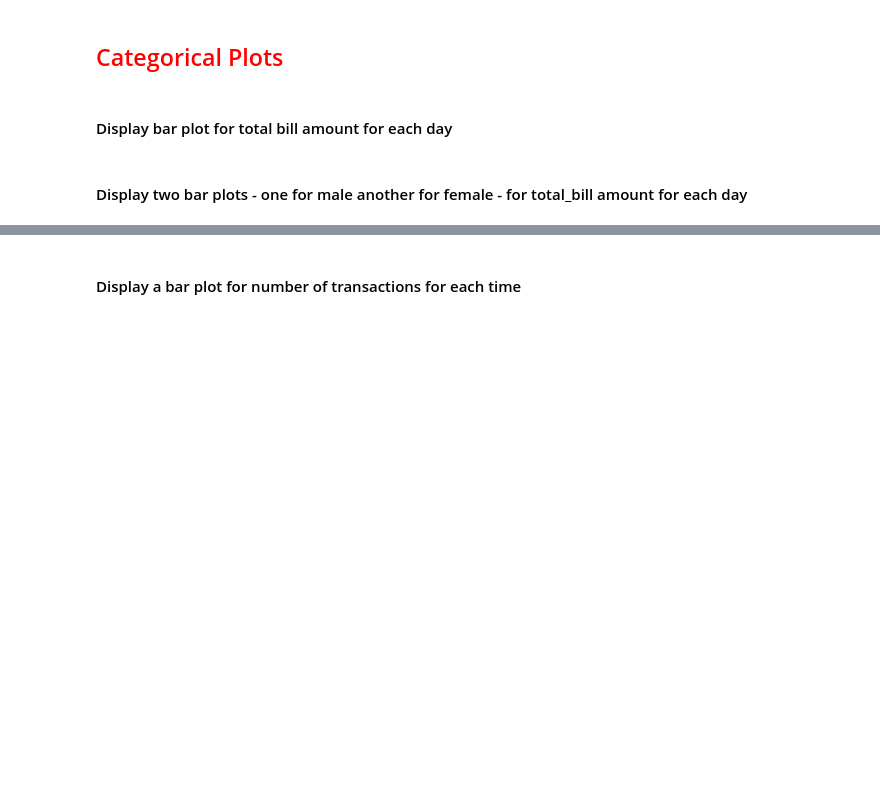
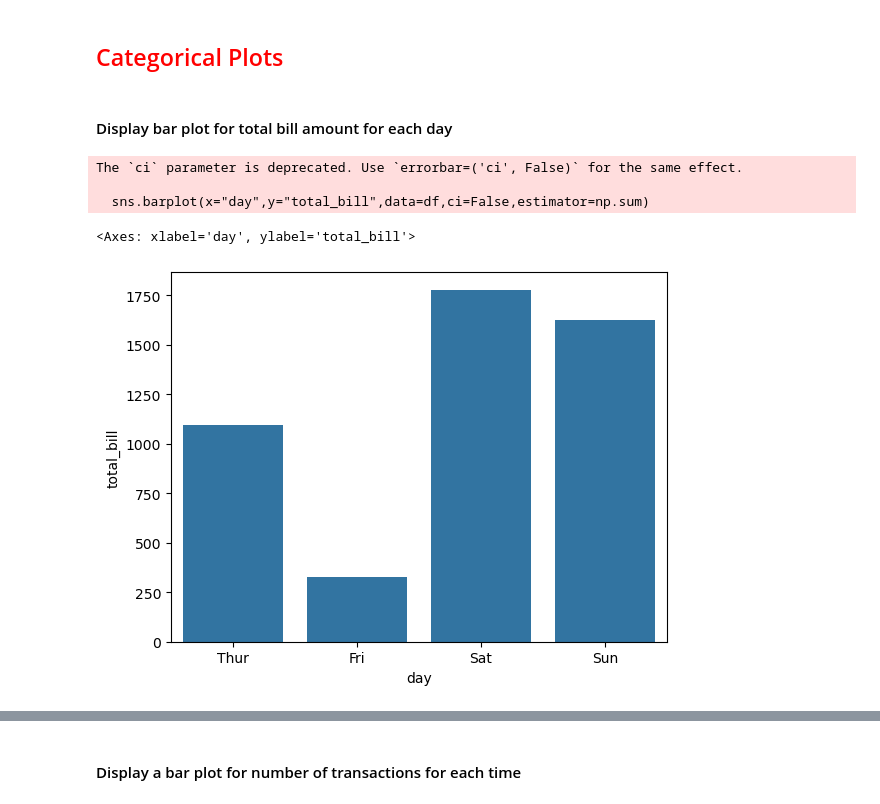
Before and after one commit to rushithadabbiru4-ai/datascience, a Jupyter notebook: seaborn_tips_questions.ipynb, the cells around one changed output, grey strips where cells are left out. Saved outputs shown, nothing was run; the diff lists cells and outputs as text; code cells hidden in the pictures; blank space fills up the shorter version.

```diff
--- a/seaborn_tips_questions.ipynb
+++ b/seaborn_tips_questions.ipynb
@@ -21,5 +21,11 @@ df.head()
 <h2 style='color:red'>Categorical Plots</h2>
 # %% [markdown]
 #### Display bar plot for total bill amount for each day
-# %% [markdown]
-#### Display two bar plots - one for male another for female - for total_bill amount for each day
+# %%
+sns.barplot(x="day",y="total_bill",data=df,ci=False,estimator=np.sum)
+# %% [output]
+The `ci` parameter is deprecated. Use `errorbar=('ci', False)` for the same effect.
+
+  sns.barplot(x="day",y="total_bill",data=df,ci=False,estimator=np.sum)
+<Axes: xlabel='day', ylabel='total_bill'>
+[figure, added]
```
Also changed, not shown: parts of 18 cells of this notebook, 1 other file.
